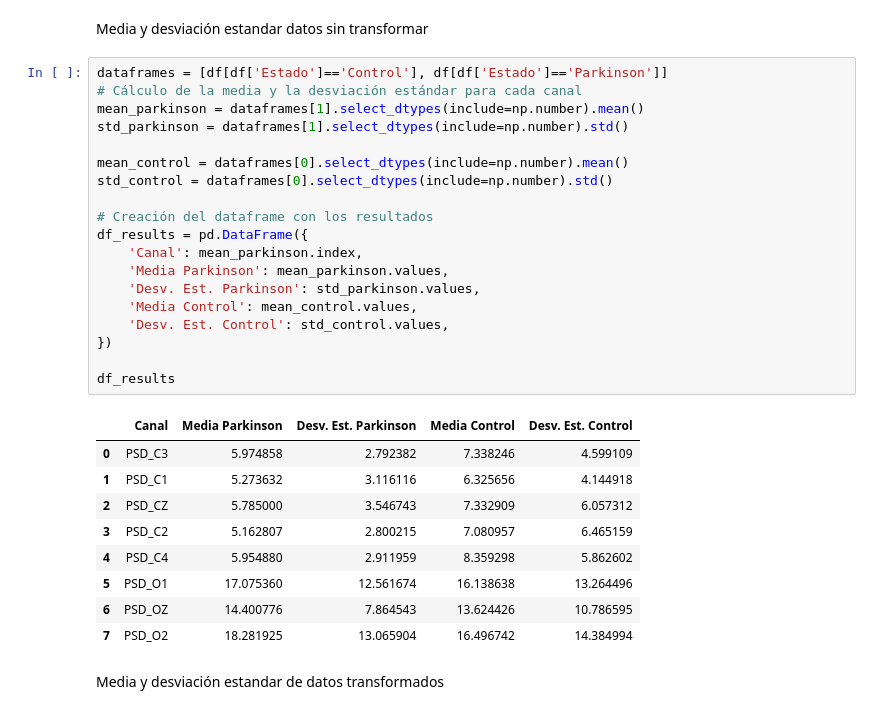
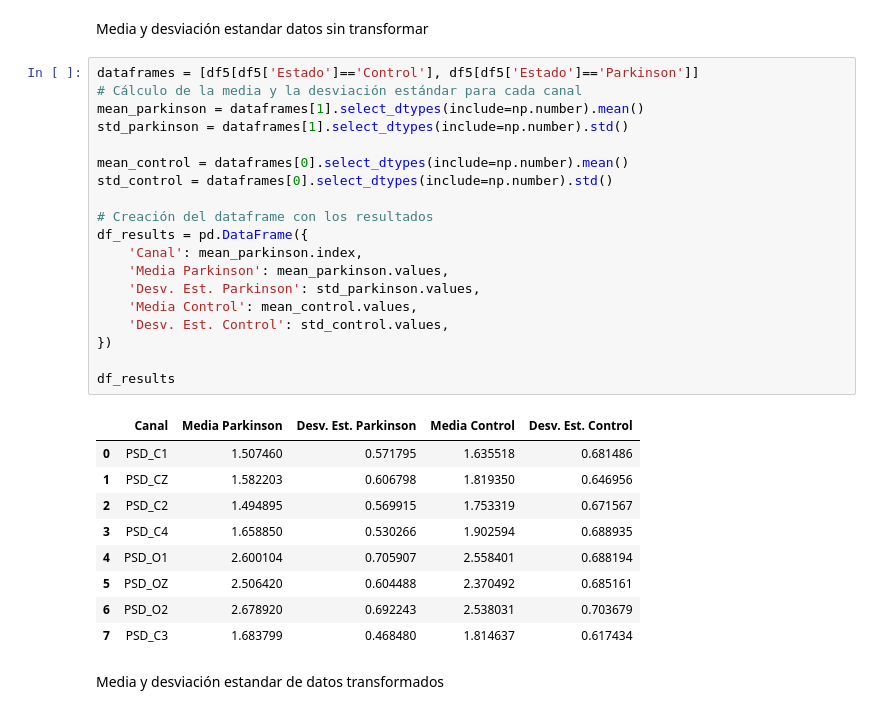
Before and after one commit to Astolfo2332/Parkinson_difference, a Jupyter notebook: Proyecto 2/Proyecto_2.ipynb, the cells around one changed output. Drawn from its saved outputs; the diff is of its cells as text.

```diff
--- a/Proyecto 2/Proyecto_2.ipynb
+++ b/Proyecto 2/Proyecto_2.ipynb
@@ -849,34 +852,34 @@ df5=pd.read_csv("Datos_filtrados_T.cvs")
 # %% [markdown]
 Media y desviación estandar datos sin transformar
 # %%
-dataframes = [df[df['Estado']=='Control'], df[df['Estado']=='Parkinson']]
+dataframes = [df5[df5['Estado']=='Control'], df5[df5['Estado']=='Parkinson']]
 # Cálculo de la media y la desviación estándar para cada canal
 mean_parkinson = dataframes[1].select_dtypes(include=np.number).mean()
 std_parkinson = dataframes[1].select_dtypes(include=np.number).std()
 
 mean_control = dataframes[0].select_dtypes(include=np.number).mean()
 std_control = dataframes[0].select_dtypes(include=np.number).std()
 
 # Creación del dataframe con los resultados
 df_results = pd.DataFrame({
     'Canal': mean_parkinson.index,
     'Media Parkinson': mean_parkinson.values,
     'Desv. Est. Parkinson': std_parkinson.values,
     'Media Control': mean_control.values,
     'Desv. Est. Control': std_control.values,
 })
 
 df_results
 # %% [output]
 |  | Canal | Media Parkinson | Desv. Est. Parkinson | Media Control | Desv. Est. Control |
-| 0 | PSD_C3 | 5.974858 | 2.792382 | 7.338246 | 4.599109 |
-| 1 | PSD_C1 | 5.273632 | 3.116116 | 6.325656 | 4.144918 |
-| 2 | PSD_CZ | 5.785000 | 3.546743 | 7.332909 | 6.057312 |
-| 3 | PSD_C2 | 5.162807 | 2.800215 | 7.080957 | 6.465159 |
-| 4 | PSD_C4 | 5.954880 | 2.911959 | 8.359298 | 5.862602 |
-| 5 | PSD_O1 | 17.075360 | 12.561674 | 16.138638 | 13.264496 |
-| 6 | PSD_OZ | 14.400776 | 7.864543 | 13.624426 | 10.786595 |
-| 7 | PSD_O2 | 18.281925 | 13.065904 | 16.496742 | 14.384994 |
+| 0 | PSD_C1 | 1.507460 | 0.571795 | 1.635518 | 0.681486 |
+| 1 | PSD_CZ | 1.582203 | 0.606798 | 1.819350 | 0.646956 |
+| 2 | PSD_C2 | 1.494895 | 0.569915 | 1.753319 | 0.671567 |
+| 3 | PSD_C4 | 1.658850 | 0.530266 | 1.902594 | 0.688935 |
+| 4 | PSD_O1 | 2.600104 | 0.705907 | 2.558401 | 0.688194 |
+| 5 | PSD_OZ | 2.506420 | 0.604488 | 2.370492 | 0.685161 |
+| 6 | PSD_O2 | 2.678920 | 0.692243 | 2.538031 | 0.703679 |
+| 7 | PSD_C3 | 1.683799 | 0.468480 | 1.814637 | 0.617434 |
 # %% [markdown]
 Media y desviación estandar de datos transformados
 # %%
```
Also changed, not shown: parts of 17 cells of this notebook.
